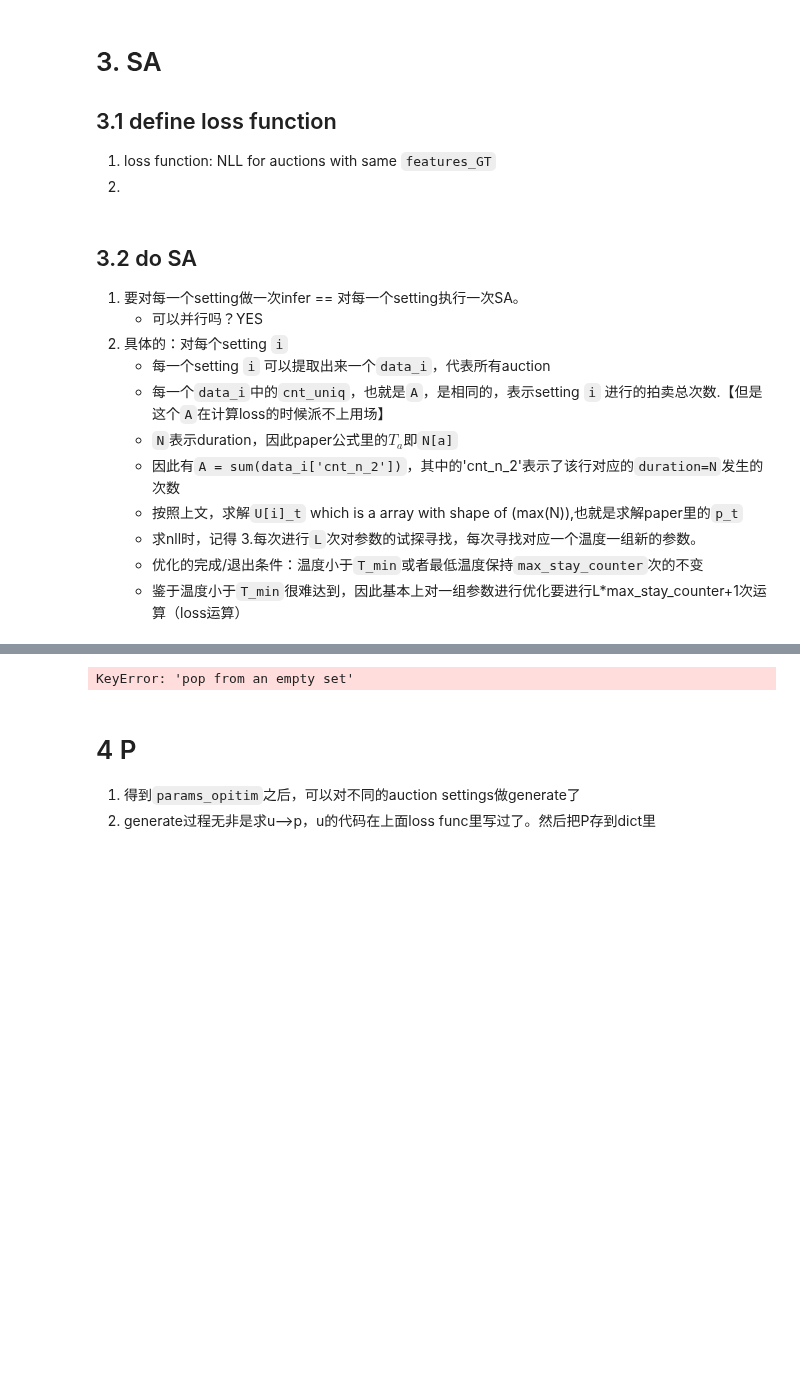
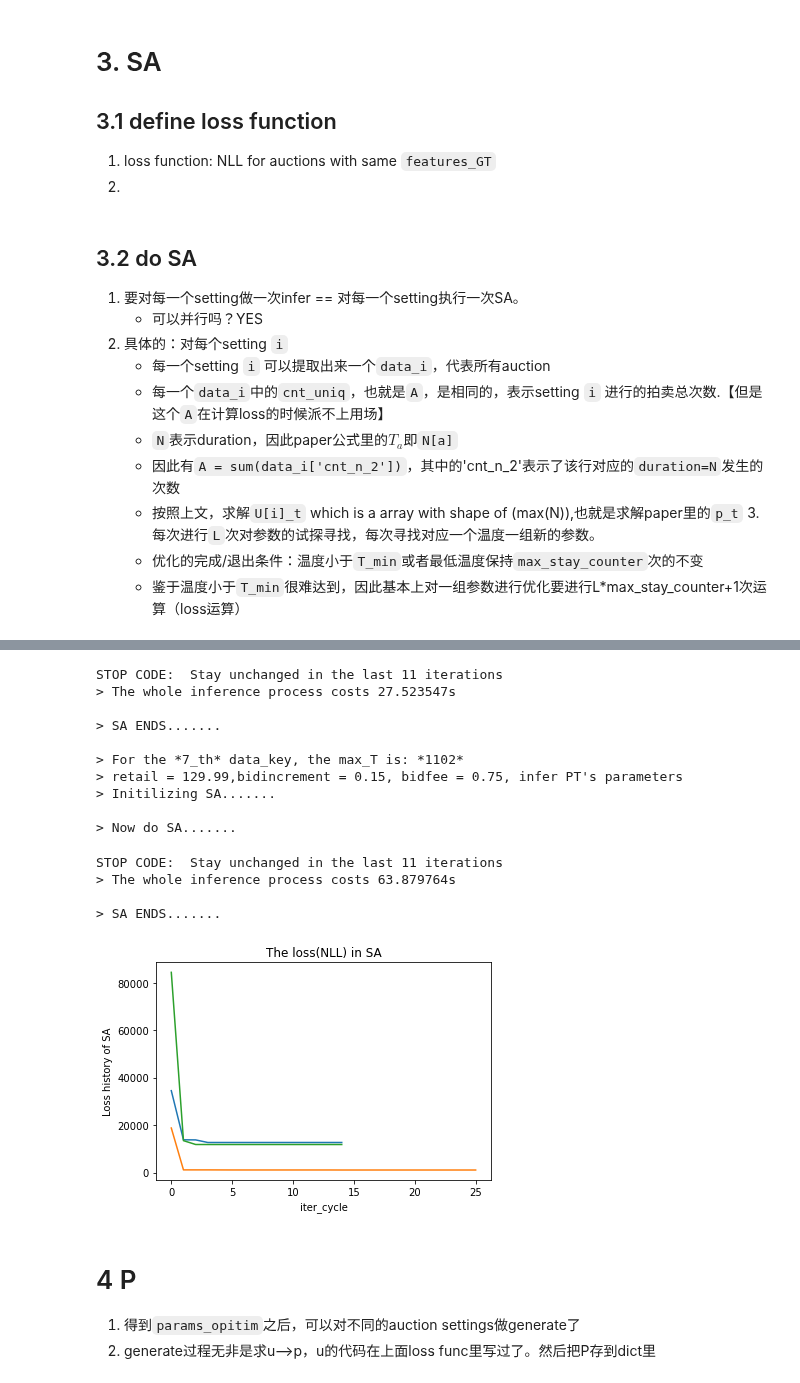
Before and after one commit to 2016317200329/PAProj, a Jupyter notebook: GT_model/SA_for_PT_model_delta_eq1.ipynb, the cells around one changed output, grey strips where cells are left out. Saved outputs shown, nothing was run; the diff lists cells and outputs as text; code cells hidden in the pictures; blank space fills up the shorter version.

```diff
--- a/GT_model/SA_for_PT_model_delta_eq1.ipynb
+++ b/GT_model/SA_for_PT_model_delta_eq1.ipynb
@@ -107,11 +131,10 @@ def C(t,b):
 1. 根据Eq(7)-(9)
 2. 注意这里把(-labda)(1-sympy.E**(alpha*x))/alpha的`labda`拿到外面去了，方便写
 # %%
-# valuation function
 def f(x, alpha):
     # return (1-x**alpha)
-    return (1-sympy.E**(-alpha*x))
-    # return (1-np.exp(-alpha*x))
+    # return (1-sympy.E**(-alpha*x))
+    return (1-np.exp(-alpha*x))
 # %% [markdown]
 ## 2.4 Equi. condition
 1. 根据Eq(6)
@@ -154,30 +180,40 @@ def f_Equi(t,v,d,b,alpha,labda,delta):
 1. loss function: NLL for auctions with same `features_GT`
 2.
 # %%
-def loss_func(params):
-    #start_time_loss = datetime.datetime.now()
+def loss_func(params,other_params):
+    # start_time_loss = datetime.datetime.now()
     alpha = params[0]
-    delta = params[1]
-    #delta = 1
-    labda = params[2]
+    # delta = 1
+    labda = params[1]
+    max_T,v,d,b = other_params
 
     # solve for U from Equi. condt.
     U_i = [0] * (max_T + 1)
     U_i[0] = 1
+    tag_u_gt_1 = 0
 
     for t in range(1,max_T+1):
 
-        U_i[t] = f_Equi(t, v, d, b, alpha, labda, delta)
+        U_i[t] = f_Equi(t, v, d, b, alpha, labda)
+        if((U_i[t] > 1.0) & (tag_u_gt_1 == 0)):
+            tag_u_gt_1 = t
+            print(f"from t={t}, u>1")
+        elif((U_i[t] > 1.0) & (tag_u_gt_1 == t-1)):
+            tag_u_gt_1 = t
+        elif((U_i[t] > 1.0) & (tag_u_gt_1 != t-1)):
+            print("-----------u>1 for twice---------")
+        else:
+            continue
 
     # calculate NLL under this auction setting & PT params
     nll = 0.0
     if(U_i[0]==1):
-        U_i.pop(0)            # because U_i[0]=1
+        U_i.pop(0)
     U_tmp_df = pd.DataFrame(U_i, index=np.arange(0, U_i.__len__()), columns=['U'], dtype=float)
     for idx in range(0,data_i.shape[0]):
         # sum up the log prob among all durations of this auction
         nll += ( np.sum(U_tmp_df[0:(T_i[idx]-1)][:].apply(np.log,axis=1)) + np.log(1-U_tmp_df.iat[(T_i[idx]-1),0]) )* cnt_n_2_i[idx]
-    #print('> The loss costs {time_costs}s \n'.format(time_costs=(datetime.datetime.now() - start_time_loss).total_seconds()))
+    # print('> The loss costs {time_costs}s \n'.format(time_costs=(datetime.datetime.now() - start_time_loss).total_seconds()))
 
     return float(-nll)
 # %% [markdown]
@@ -190,7 +226,6 @@ def loss_func(params):
     - `N`表示duration，因此paper公式里的$T_a$即`N[a]`
     - 因此有`A = sum(data_i['cnt_n_2'])`，其中的'cnt_n_2'表示了该行对应的`duration=N`发生的次数
     - 按照上文，求解`U[i]_t` which is a array with shape of (max(N)),也就是求解paper里的`p_t`
-    - 求nll时，记得
 3.每次进行`L`次对参数的试探寻找，每次寻找对应一个温度一组新的参数。
     - 优化的完成/退出条件：温度小于`T_min`或者最低温度保持`max_stay_counter`次的不变
     - 鉴于温度小于`T_min`很难达到，因此基本上对一组参数进行优化要进行L*max_stay_counter+1次运算（loss运算）
@@ -199,7 +234,7 @@ params_opitim = pd.DataFrame(columns=['key_idx','alpha','delta','labda','initial
 # %%
 # Perform SA respectively for all settings
 # for i in range(0,N_uniq_auction):
-for i in range(3,5):
+for i in range(5,8):
     start_time = datetime.datetime.now()
 
     # get i_th data_key
@@ -221,13 +256,13 @@ for i in range(3,5):
     b = float(data_i['bidfee'].unique())
 
     # calculate NLL
-    print("> For the {}th data_key, there is:".format(i))
+    print(f"> For the *{i}_th* data_key, the max_T is: *{max_T}*")
     print("> retail = {0},bidincrement = {1}, bidfee = {2}, infer PT's parameters".format(v,d,b))
     print("> Initilizing SA....... \n")
     # L=50, max_stay_counter=50
     set_run_mode(loss_func, 'cached')
     set_run_mode(loss_func, 'multithreading')
-    sa_boltzmann = SABoltzmann(func=loss_func, x0=table_5_M, T_max=round((v-d)/b), T_min=1, learn_rate=0.3, L=50, max_stay_counter=20,
+    sa_boltzmann = SABoltzmann(func=loss_func, x0=table_5_M, other_params = [max_T,v,d,b],T_max=round((v-d)/b), T_min=1, learn_rate=0.3, L=20, max_stay_counter=10,
                             lb=lb, ub=ub)
 
     print("> Now do SA....... \n")
@@ -266,4 +300,18 @@ t:9977 -- u:0.500000000000000
-KeyError: 'pop from an empty set'
+STOP CODE:  Stay unchanged in the last 11 iterations
+> The whole inference process costs 27.523547s
+
+> SA ENDS.......
+
+> For the *7_th* data_key, the max_T is: *1102*
+> retail = 129.99,bidincrement = 0.15, bidfee = 0.75, infer PT's parameters
+> Initilizing SA.......
+
+> Now do SA.......
+STOP CODE:  Stay unchanged in the last 11 iterations
+> The whole inference process costs 63.879764s
+
+> SA ENDS.......
+[figure, added]
 # %%
 # save 'params_opitim' for later check
 params_opitim.to_csv(params_opitim_path, header=True, encoding="utf-8",index=False)
```
Also changed, not shown: parts of 7 cells of this notebook.
